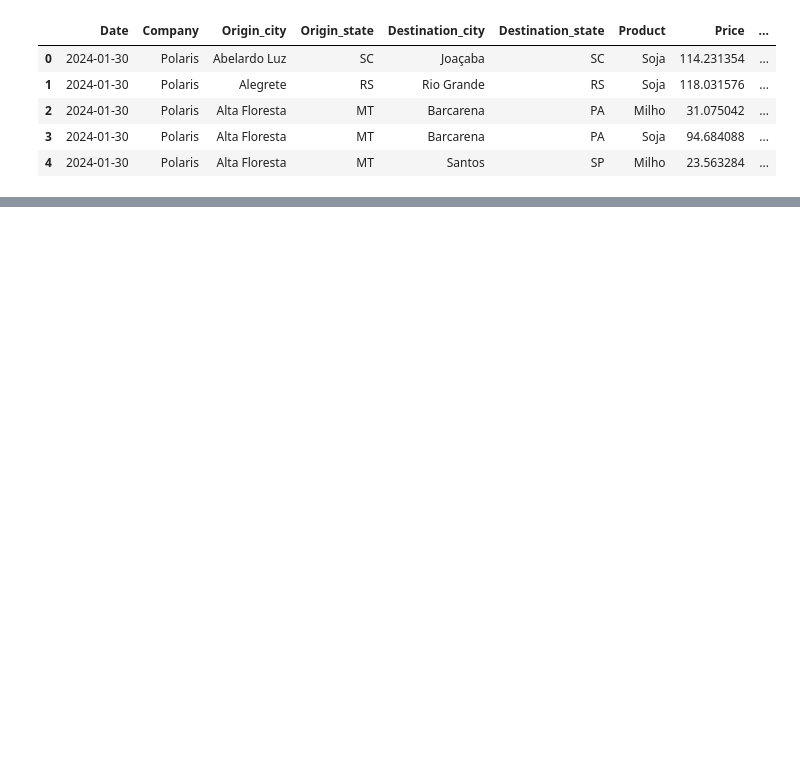
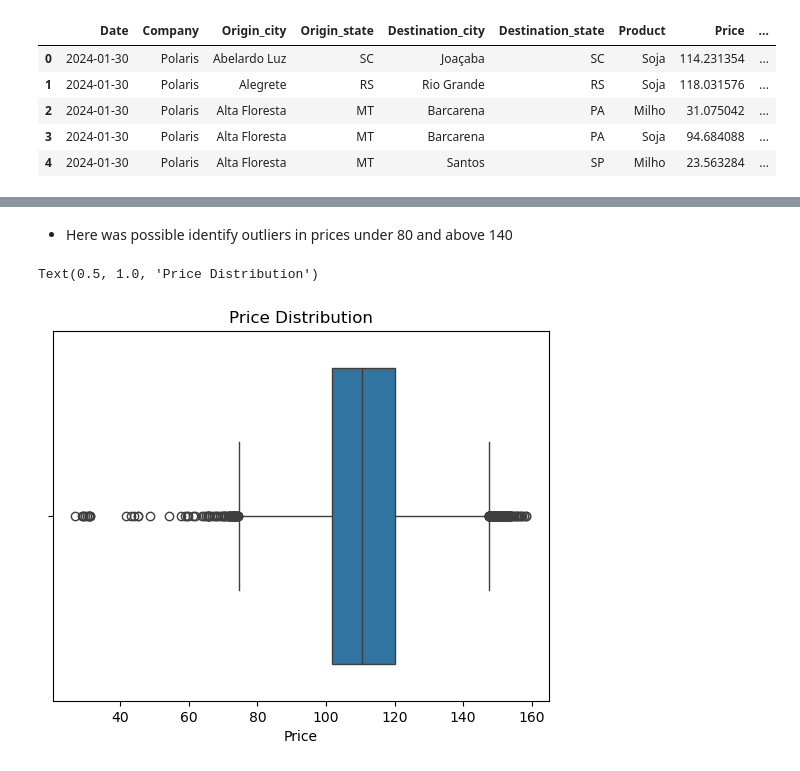
Before and after one commit to alvarordgs/ai-challenge-gd, a Jupyter notebook: main.ipynb, the cells around one changed output, grey strips where cells are left out. Drawn from its saved outputs; the diff is of its cells as text; code cells hidden in the pictures; blank space fills up the shorter version.

```diff
--- a/main.ipynb
+++ b/main.ipynb
@@ -18,0 +74,8 @@ m_df.head()
+# %% [markdown]
+- Here was possible identify outliers in prices under 80 and above 140
+# %%
+sns.boxplot(data=merchant_df_filtered, x='Price')
+plt.title('Price Distribution')
+# %% [output]
+Text(0.5, 1.0, 'Price Distribution')
+[figure, added]
```
Also changed, not shown: parts of 33 cells of this notebook.
